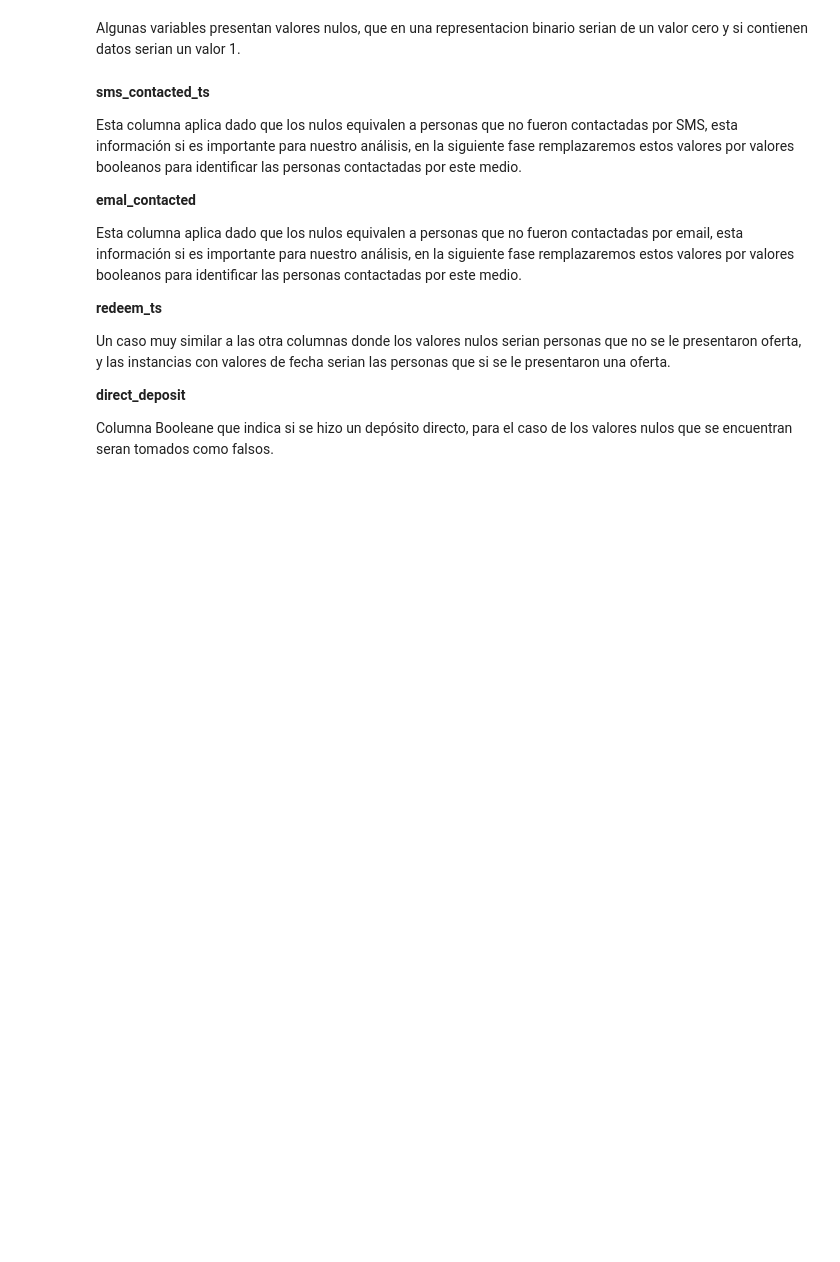
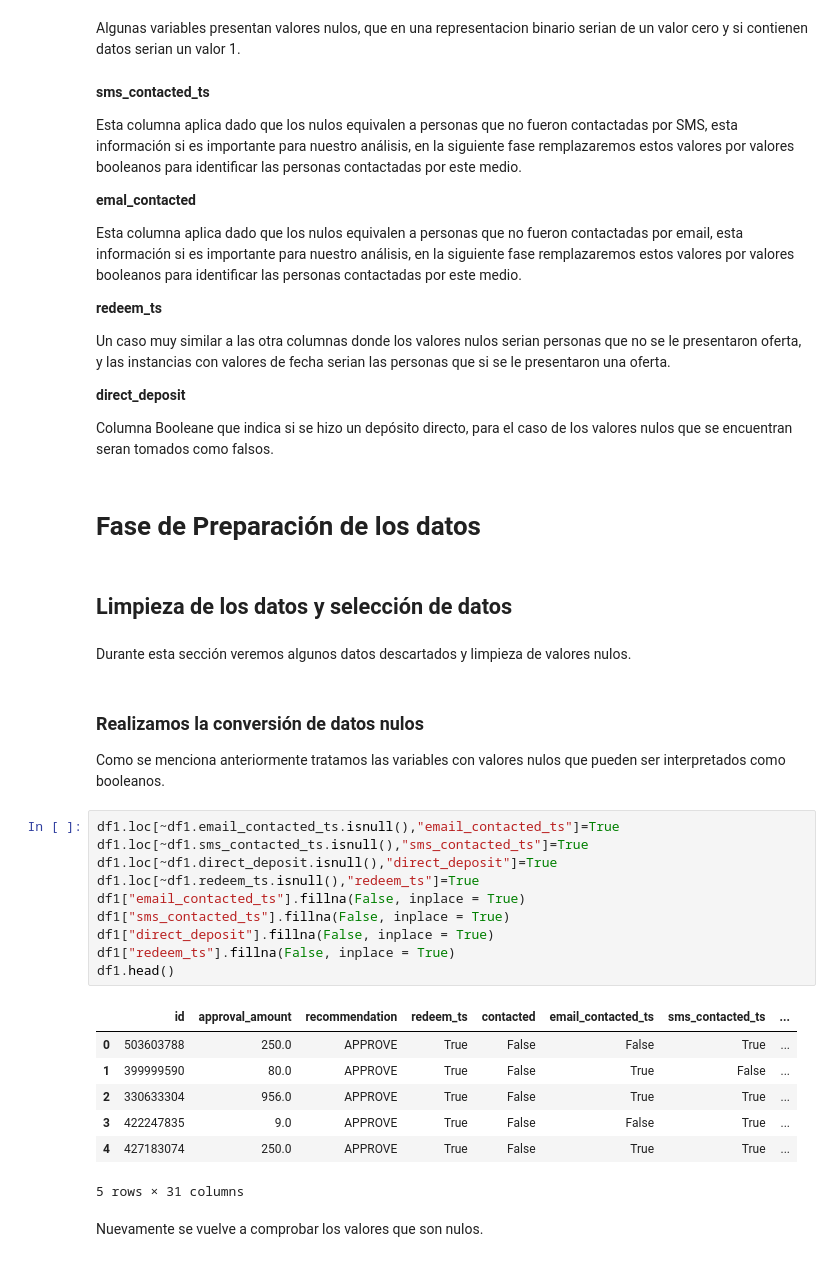
Before and after one commit to Jsf0000/DataMining, a Jupyter notebook: ProyectoFinal/ProyectoFinal.ipynb, the cells around one changed output. Drawn from its saved outputs; the diff is of its cells as text; blank space fills up the shorter version.

```diff
--- a/ProyectoFinal/ProyectoFinal.ipynb
+++ b/ProyectoFinal/ProyectoFinal.ipynb
@@ -290,3 +290,32 @@ Un caso muy similar a las otra columnas donde los valores nulos serian personas
 **direct_deposit**
 
 Columna Booleane que indica si se hizo un depósito directo, para el caso de los valores nulos que se encuentran seran tomados como falsos.
+# %% [markdown]
+# Fase de Preparación de los datos
+# %% [markdown]
+## Limpieza de los datos y selección de datos
+# %% [markdown]
+Durante esta sección veremos algunos datos descartados y limpieza de valores nulos.
+# %% [markdown]
+### Realizamos la conversión de datos nulos
+Como se menciona anteriormente tratamos las variables con valores nulos que pueden ser interpretados como booleanos.
+# %%
+df1.loc[~df1.email_contacted_ts.isnull(),"email_contacted_ts"]=True
+df1.loc[~df1.sms_contacted_ts.isnull(),"sms_contacted_ts"]=True
+df1.loc[~df1.direct_deposit.isnull(),"direct_deposit"]=True
+df1.loc[~df1.redeem_ts.isnull(),"redeem_ts"]=True
+df1["email_contacted_ts"].fillna(False, inplace = True)
+df1["sms_contacted_ts"].fillna(False, inplace = True)
+df1["direct_deposit"].fillna(False, inplace = True)
+df1["redeem_ts"].fillna(False, inplace = True)
+df1.head()
+# %% [output]
+|  | id | approval_amount | recommendation | redeem_ts | contacted | email_contacted_ts | sms_contacted_ts | ... |
+| 0 | 503603788 | 250.0 | APPROVE | True | False | False | True | ... |
+| 1 | 399999590 | 80.0 | APPROVE | True | False | True | False | ... |
+| 2 | 330633304 | 956.0 | APPROVE | True | False | True | True | ... |
+| 3 | 422247835 | 9.0 | APPROVE | True | False | False | True | ... |
+| 4 | 427183074 | 250.0 | APPROVE | True | False | True | True | ... |
+5 rows × 31 columns
+# %% [markdown]
+Nuevamente se vuelve a comprobar los valores que son nulos.
```
Also changed, not shown: parts of 44 cells of this notebook.
